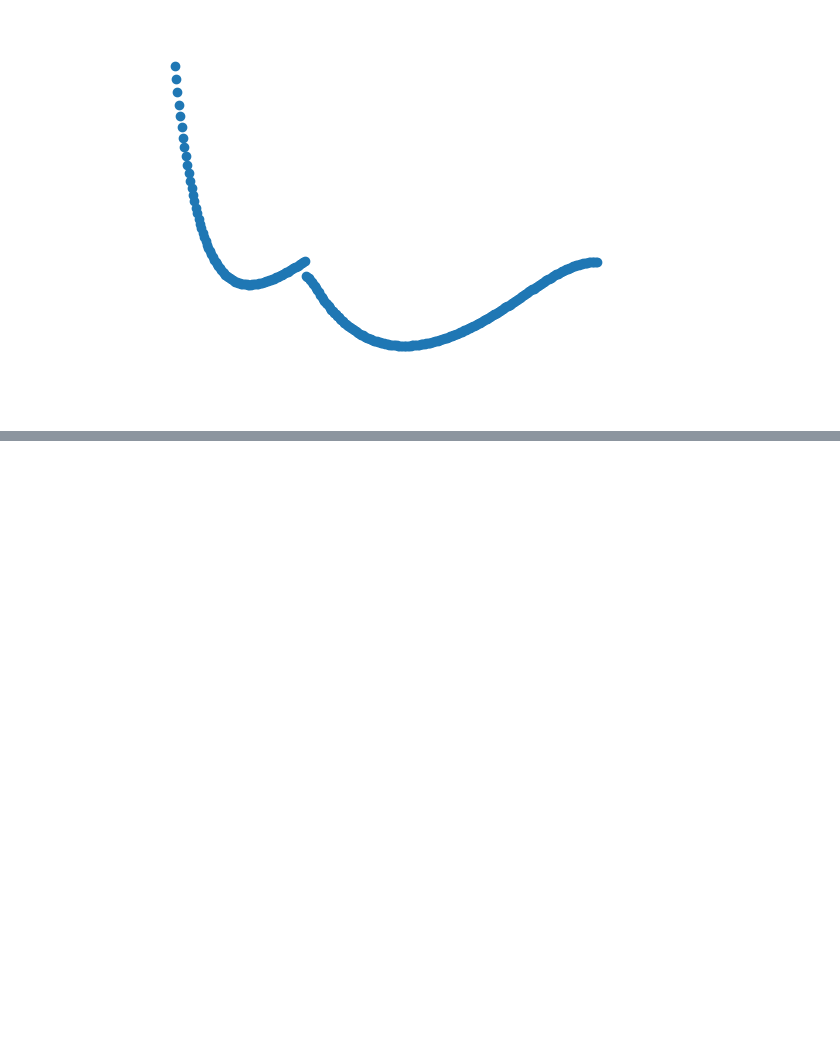
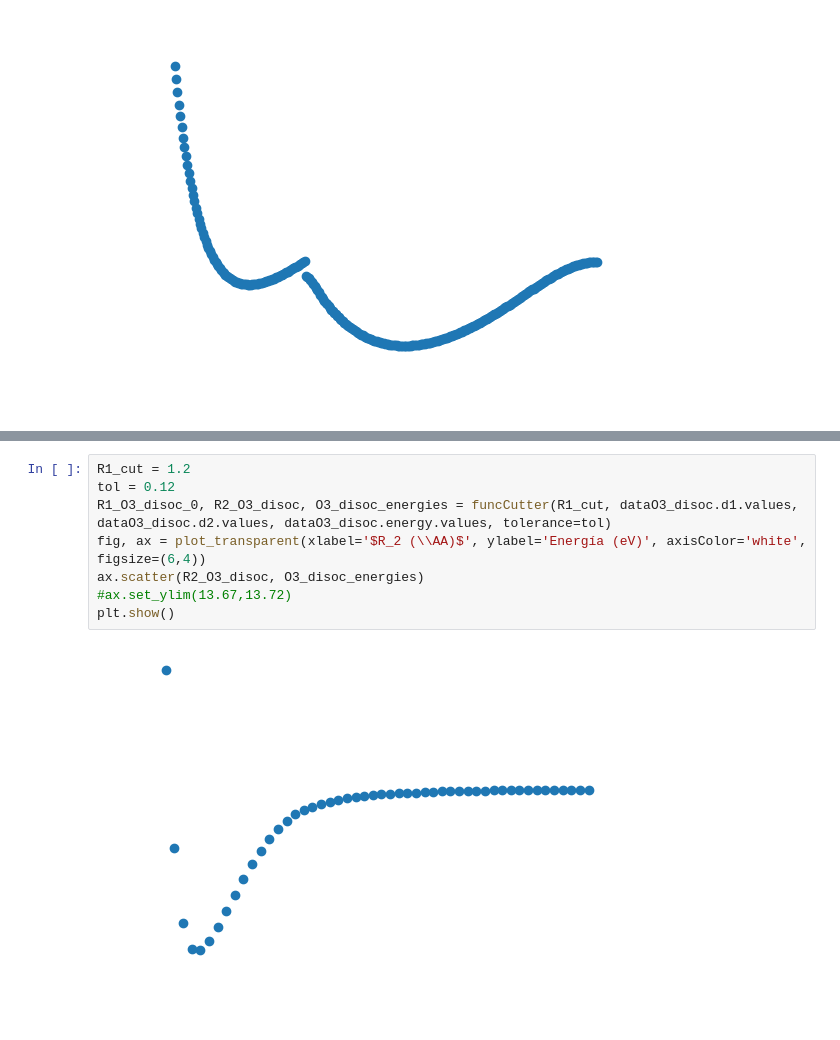
Before and after one commit to MaxiInafuku/2025ExactasJTP, a Jupyter notebook: PES_parser.ipynb, the cells around one changed output, grey strips where cells are left out. Drawn from its saved outputs; the diff is of its cells as text; blank space fills up the shorter version.

```diff
--- a/PES_parser.ipynb
+++ b/PES_parser.ipynb
@@ -449,0 +475,10 @@ ORCA exited normally: True
+# %%
+R1_cut = 1.2
+tol = 0.12
+R1_O3_disoc_0, R2_O3_disoc, O3_disoc_energies = funcCutter(R1_cut, dataO3_disoc.d1.values, dataO3_disoc.d2.values, dataO3_disoc.energy.values, tolerance=tol)
+fig, ax = plot_transparent(xlabel='$R_2 (\\AA)$', ylabel='Energía (eV)', axisColor='white', figsize=(6,4))
+ax.scatter(R2_O3_disoc, O3_disoc_energies)
+#ax.set_ylim(13.67,13.72)
+plt.show()
+# %% [output]
+[figure, added]
```
Also changed, not shown: parts of 11 cells of this notebook.
